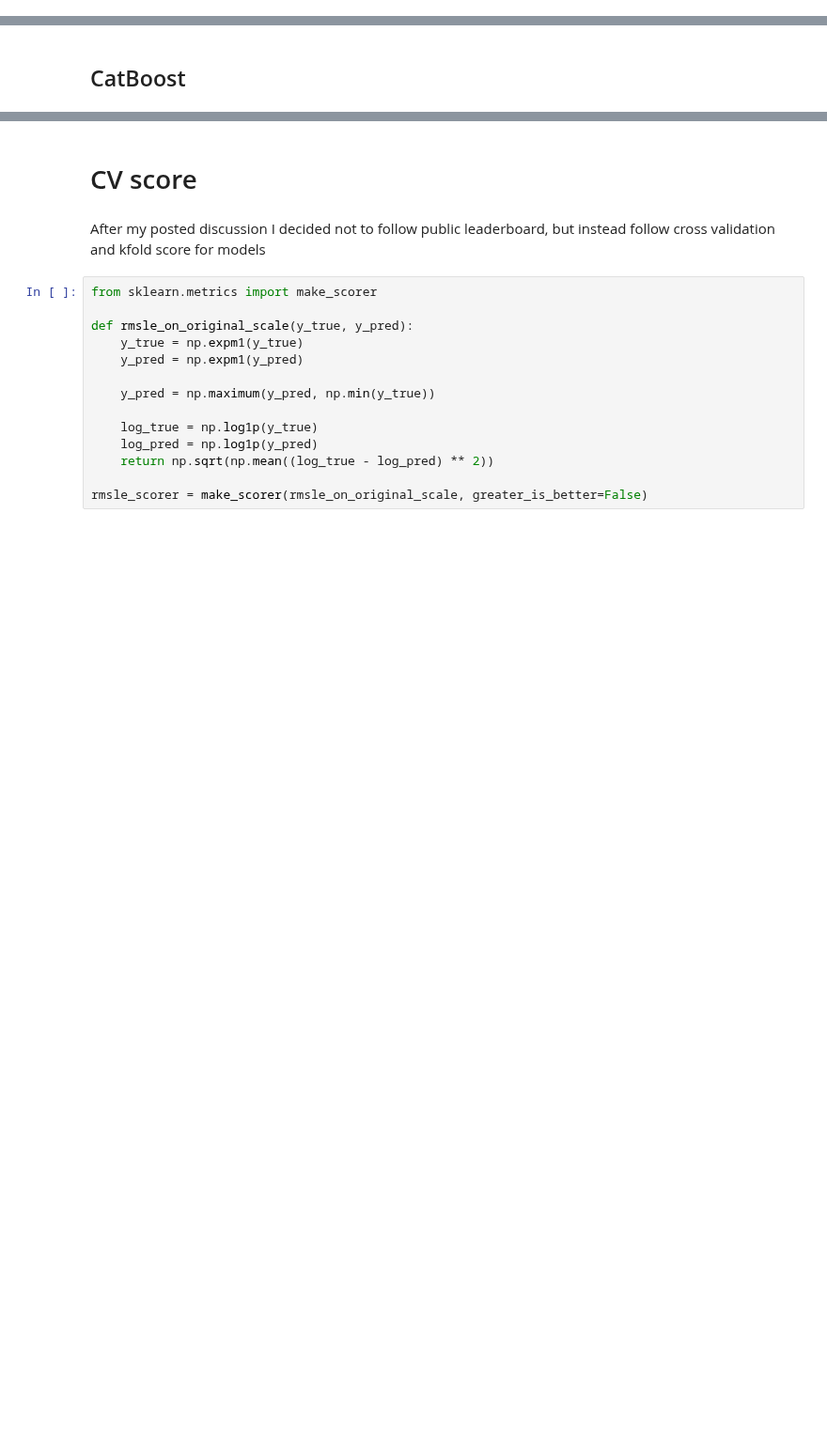
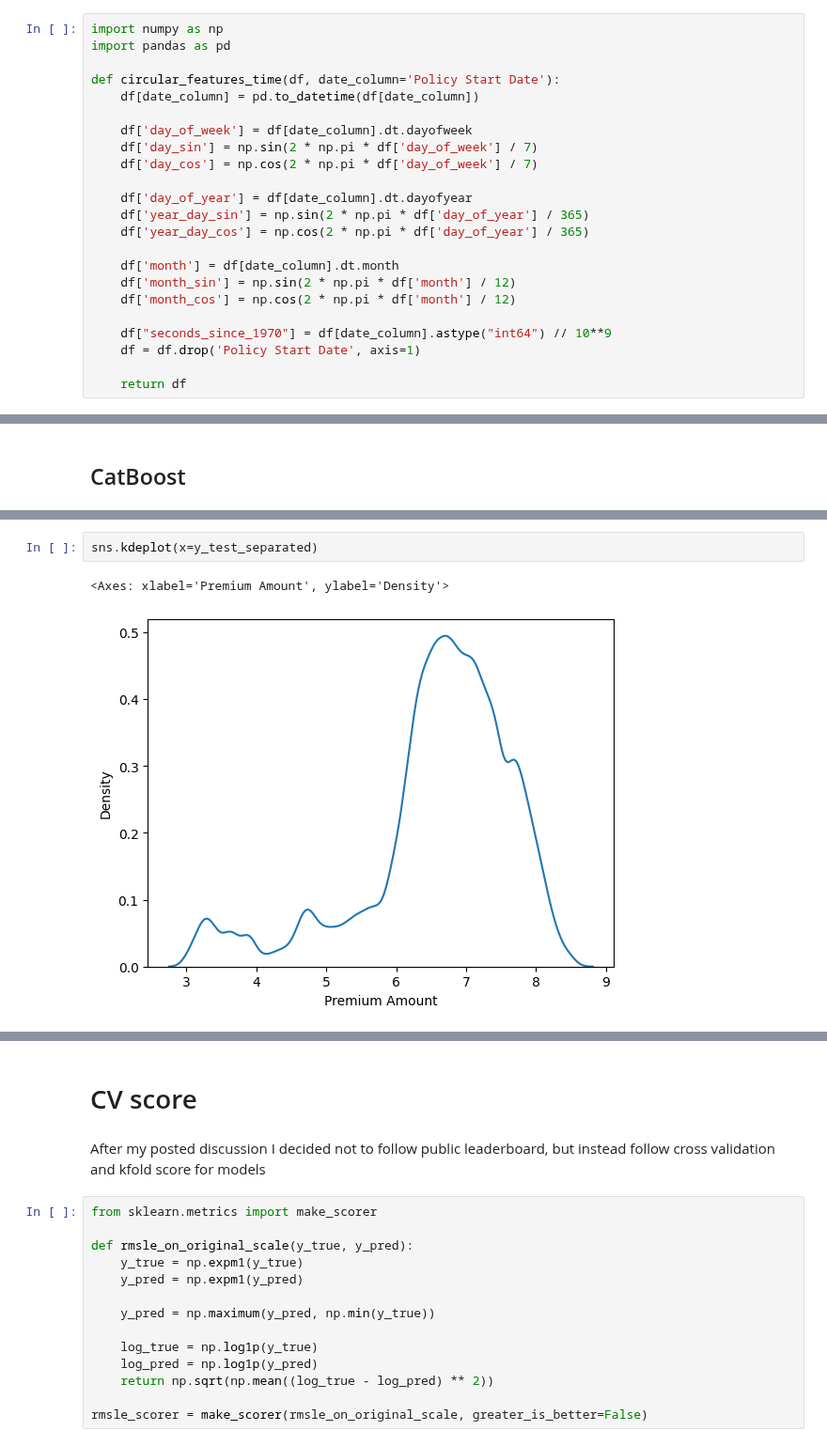
Before and after one commit to DenysGolub/Kaggle-Notebooks, a Jupyter notebook: eda-ml-for-insurance.ipynb, the cells around one changed output, grey strips where cells are left out. Shown at 94% size. Saved outputs shown, nothing was run; the diff lists cells and outputs as text; blank space fills up the shorter version.

```diff
--- a/eda-ml-for-insurance.ipynb
+++ b/eda-ml-for-insurance.ipynb
@@ -333 +377,24 @@ def create_policy_start_date_separated_features(df):
+# %%
+import numpy as np
+import pandas as pd
+
+def circular_features_time(df, date_column='Policy Start Date'):
+    df[date_column] = pd.to_datetime(df[date_column])
+
+    df['day_of_week'] = df[date_column].dt.dayofweek
+    df['day_sin'] = np.sin(2 * np.pi * df['day_of_week'] / 7)
+    df['day_cos'] = np.cos(2 * np.pi * df['day_of_week'] / 7)
+
+    df['day_of_year'] = df[date_column].dt.dayofyear
+    df['year_day_sin'] = np.sin(2 * np.pi * df['day_of_year'] / 365)
+    df['year_day_cos'] = np.cos(2 * np.pi * df['day_of_year'] / 365)
+
+    df['month'] = df[date_column].dt.month
+    df['month_sin'] = np.sin(2 * np.pi * df['month'] / 12)
+    df['month_cos'] = np.cos(2 * np.pi * df['month'] / 12)
+
+    df["seconds_since_1970"] = df[date_column].astype("int64") // 10**9
+    df = df.drop('Policy Start Date', axis=1)
+
+    return df
 # %%
@@ -580,0 +704,5 @@ cat_model.fit(train, y_log)
+# %%
+sns.kdeplot(x=y_test_separated)
+# %% [output]
+<Axes: xlabel='Premium Amount', ylabel='Density'>
+[figure, added]
```
Also changed, not shown: parts of 34 cells of this notebook.
